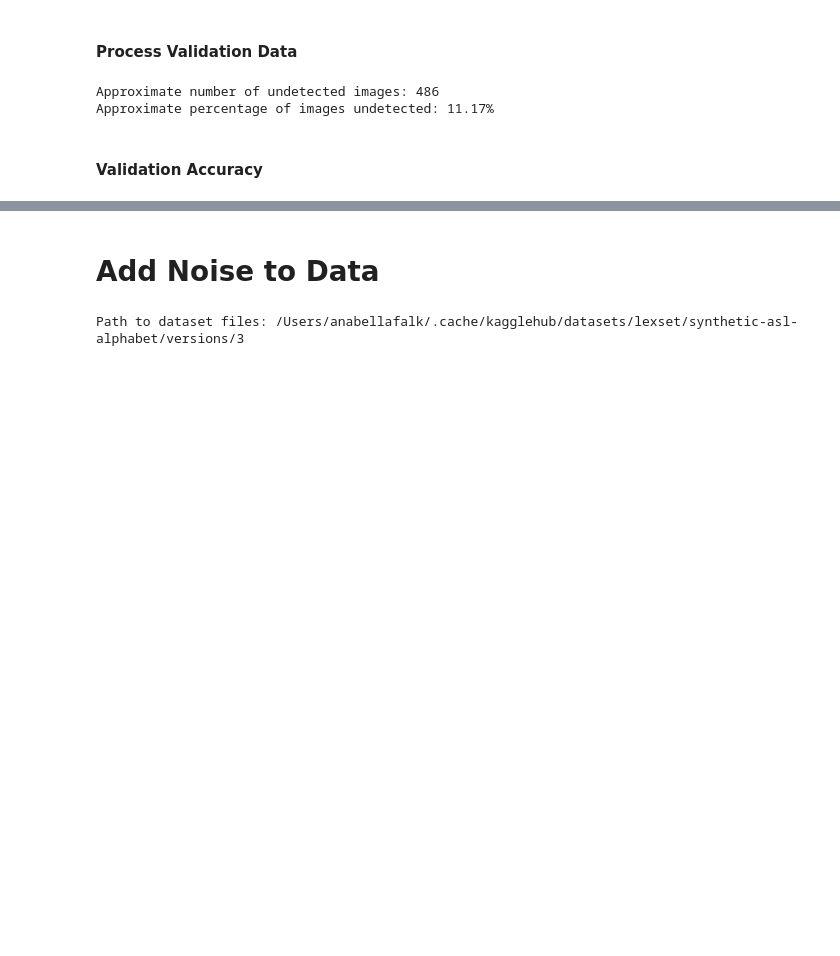
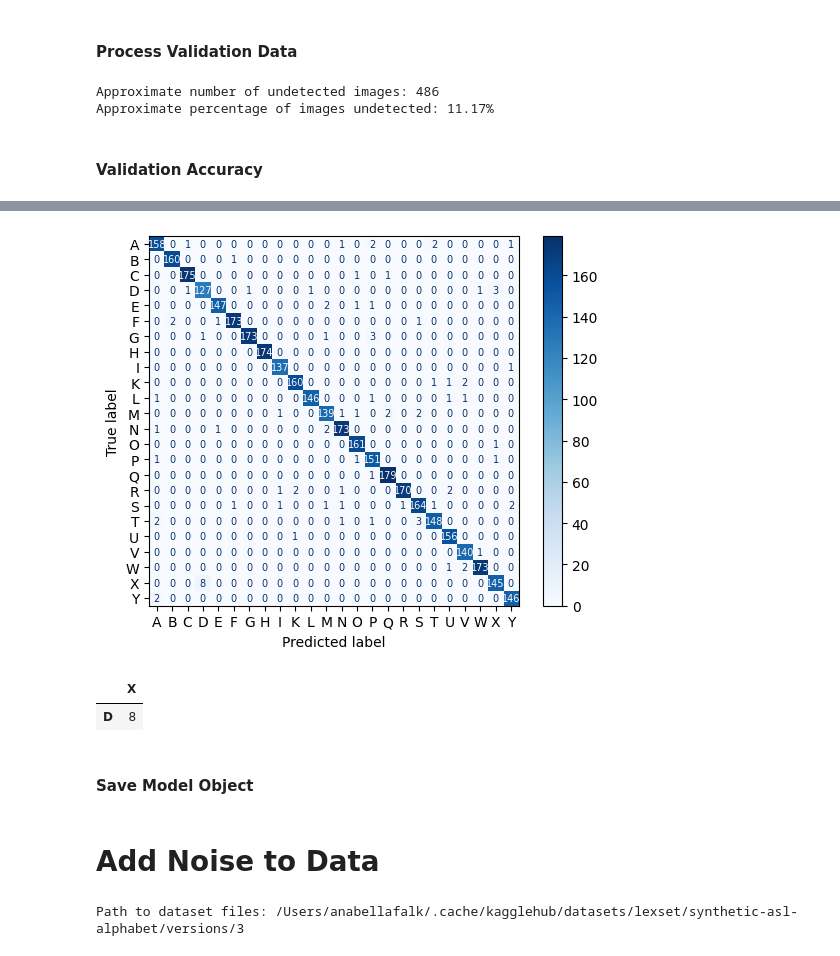
Before and after one commit to alexasheldon/cs4701-ai-proj, a Jupyter notebook: mediapipe-model.ipynb, the cells around one changed output, grey strips where cells are left out. Cells and saved outputs as stored; diff of their text form; code cells hidden in the pictures; blank space fills up the shorter version.

```diff
--- a/mediapipe-model.ipynb
+++ b/mediapipe-model.ipynb
@@ -442,0 +512,33 @@ torch.save(mlp_model, model_name)
+# %%
+def get_pred_labels(mlp_model, dat_mp):
+    pred_labels = []
+
+    for hand_lm in tqdm(dat_mp):
+        hand_lm = hand_lm.view(hand_lm.size(0), -1)
+
+        outputs = mlp_model(hand_lm)
+        _, predicted = torch.max(outputs, 1)
+        pred_labels.append(predicted)
+
+    return pred_labels
+# %%
+pred_labels = get_pred_labels(mlp_model, dat_mp_val)
+# %%
+pred_labels = torch.concat(pred_labels, dim=0)
+true_labels = torch.concat(labels_mp_val, dim=0)
+# %%
+from sklearn.metrics import confusion_matrix, ConfusionMatrixDisplay
+
+def plot_confusion_matrix(true_labels, pred_labels, class_names):
+    cm = confusion_matrix(true_labels, pred_labels)
+    disp = ConfusionMatrixDisplay(confusion_matrix=cm, display_labels=class_names)
+    disp.plot(cmap=plt.cm.Blues)
+
+    for text in disp.text_.ravel():
+        text.set_fontsize(7)
+
+    plt.show()
+# %%
+plot_confusion_matrix(true_labels, pred_labels, dat.classes)
+# %% [output]
+[figure, added]
@@ -442,0 +559,8 @@ torch.save(mlp_model, model_name)
+# %%
+counts = get_wrong_predictions('X', pred_labels, true_labels, dat, reverse_map)
+counts
+# %% [output]
+|  | X |
+| D | 8 |
+# %% [markdown]
+#### Save Model Object
```
Also changed, not shown: parts of 14 cells of this notebook, 1 other file.
